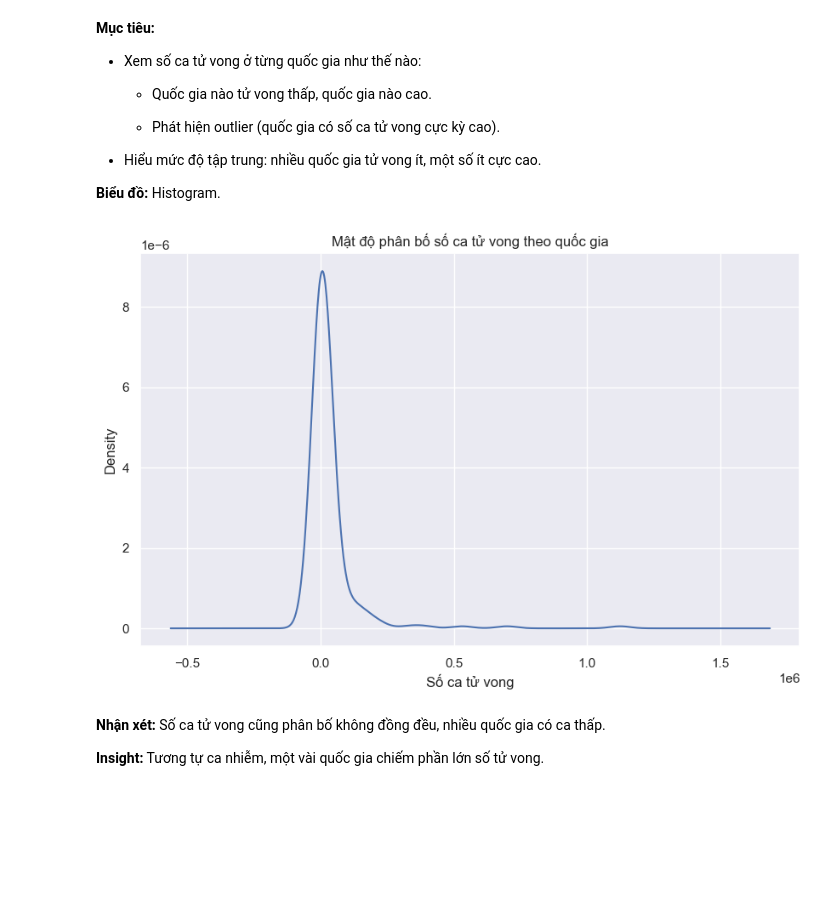
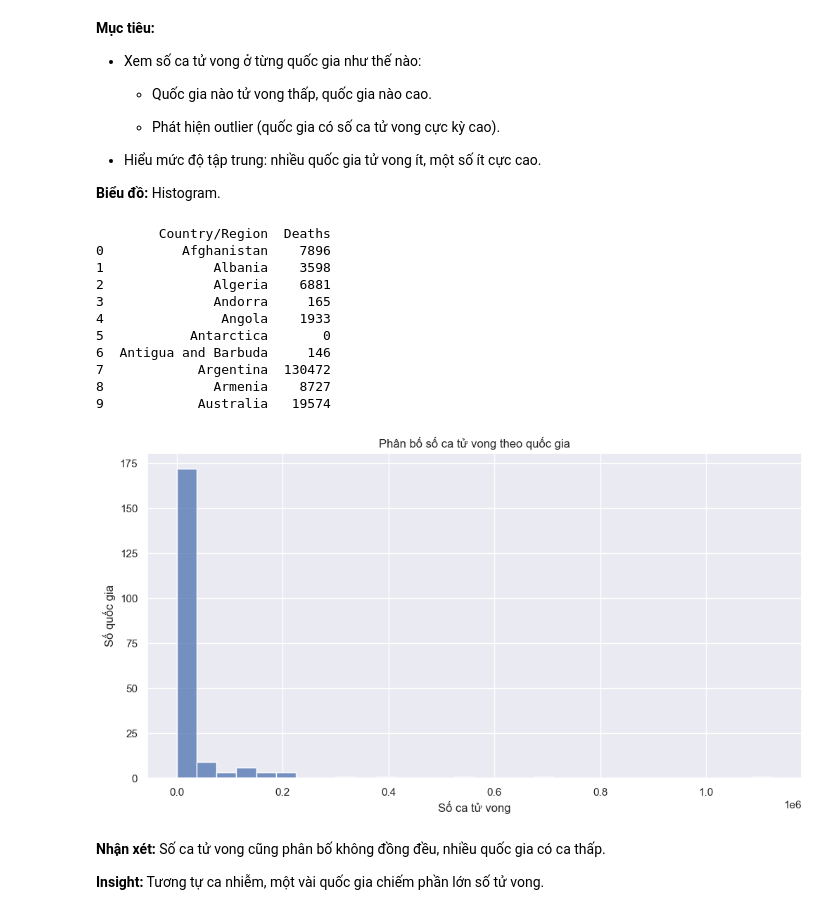
Before and after one commit to tcuong2003/Covid19-Data-Analysis, a Jupyter notebook: notebooks/03_EDA.ipynb, the cells around one changed output. Cells and saved outputs as stored; diff of their text form; code cells hidden in the pictures; blank space fills up the shorter version.

```diff
--- a/notebooks/03_EDA.ipynb
+++ b/notebooks/03_EDA.ipynb
@@ -244,12 +244,32 @@ plt.show()
 
 **Biểu đồ:** Histogram.
 # %%
-deaths_by_country.plot(kind='density', figsize=(10,6))
-plt.xlabel('Số ca tử vong')
-plt.title('Mật độ phân bố số ca tử vong theo quốc gia')
+# Tổng ca tử vong theo quốc gia
+country_deaths = deaths.groupby("Country/Region")["Deaths"].max().reset_index()
+
+# Bảng dữ liệu
+print(country_deaths.head(10))
+
+# Histogram
+plt.figure(figsize=(12,6))
+sns.histplot(country_deaths["Deaths"], bins=30, kde=False)
+plt.title("Phân bố số ca tử vong theo quốc gia")
+plt.xlabel("Số ca tử vong")
+plt.ylabel("Số quốc gia")
 plt.show()
 # %% [output]
+        Country/Region  Deaths
+0          Afghanistan    7896
+1              Albania    3598
+2              Algeria    6881
+3              Andorra     165
+4               Angola    1933
+5           Antarctica       0
+6  Antigua and Barbuda     146
+7            Argentina  130472
+8              Armenia    8727
+9            Australia   19574
-[figure, old version]
+[figure, new version]
 # %% [markdown]
 **Nhận xét:**
 Số ca tử vong cũng phân bố không đồng đều, nhiều quốc gia có ca thấp.
```
Also changed, not shown: parts of 40 cells of this notebook.
